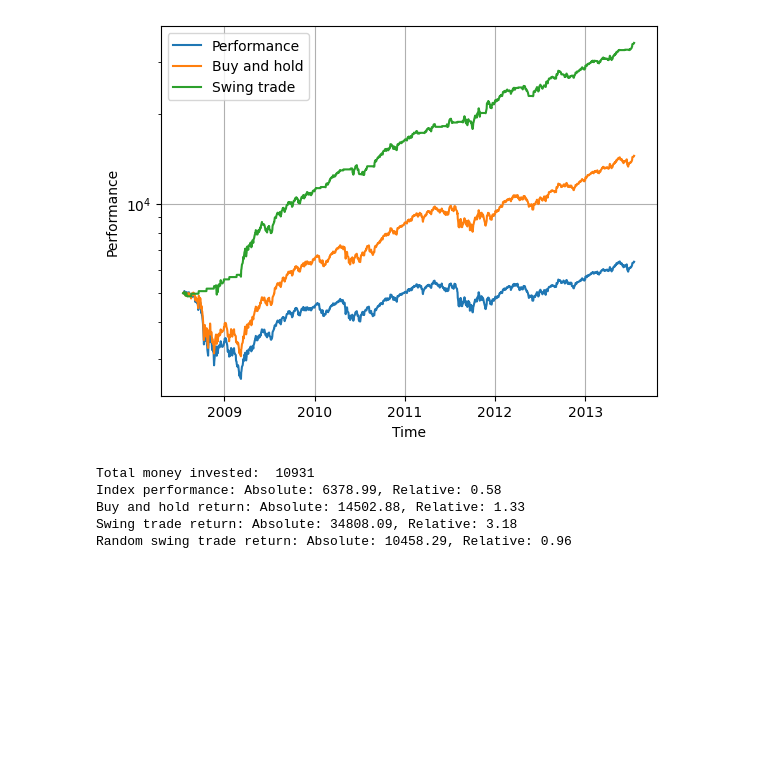
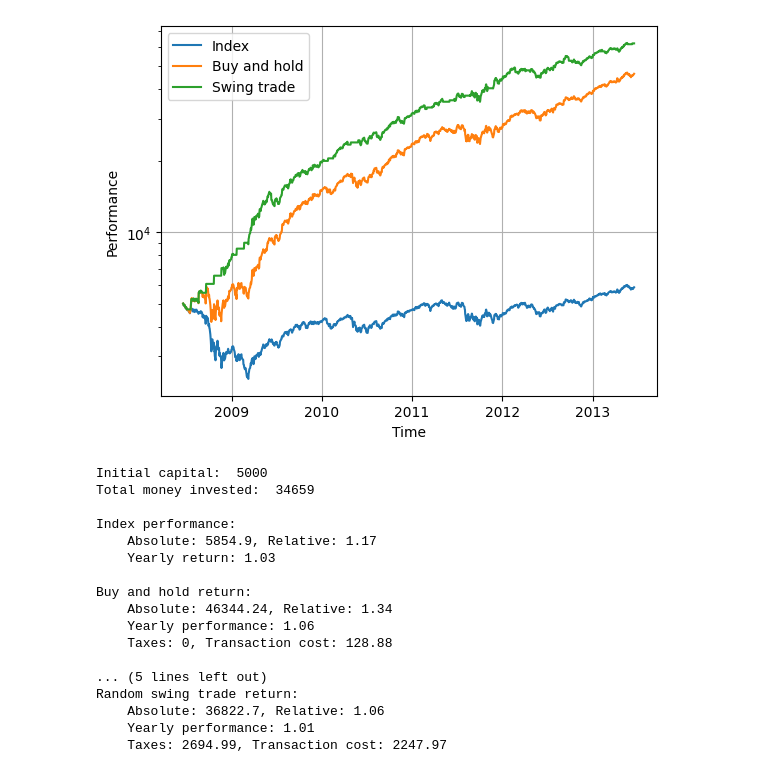
Before and after one commit to katakoruma/Chart-Strategy-Simulation, a Jupyter notebook: simulation_realdata.ipynb, the cells around one changed output. Saved outputs shown, nothing was run; the diff lists cells and outputs as text; code cells hidden in the pictures; blank space fills up the shorter version.

```diff
--- a/simulation_realdata.ipynb
+++ b/simulation_realdata.ipynb
@@ -17,17 +17,17 @@ limit = slice(n, time+n)
 #Trade parameters
 trades = 10 * years
 max_trades = 20 * years
-hold_time = 20
+hold_time = 30
 time_after_reversel = 0
 smooth_period = 20
 
 trade_coast = 1
 spread = 0.002
-tax_rate = 0.025
+tax_rate = 0.25
 tax_allowance = 1000
 
 initial_capital = 5000
-saving_plan = 100
+saving_plan = 500
 saving_plan_time = 22
 
 
@@ -37,36 +37,48 @@ chim =  ChartImport(  initial_capital=initial_capital, saving_plan=saving_plan,
 
 performance, dates = chim.load_data(path=path, limit=limit)
 
-buy_and_hold_performance = chim.buy_and_hold(set='data')
-random_swing_performance_analyse, trade_dates_random  = chim.random_swing_trade_ana(set='data')
-swing_performance_analyse, trade_dates = chim.swing_trade_ana(set='data')
+buy_and_hold_performance = chim.buy_and_hold(set='data')[0]
+random_swing_performance_analyse = chim.random_swing_trade_ana(set='data')[0]
+swing_performance_analyse = chim.swing_trade_ana(set='data')[0]
 # %%
-plt.plot(dates, performance, label="Performance")
+plt.plot(dates, performance, label="Index")
 plt.plot(dates, buy_and_hold_performance, label="Buy and hold")
 plt.plot(dates, swing_performance_analyse, label="Swing trade")
 #plt.plot(dates, random_swing_performance_analyse, label="Random swing trade")
 #plt.axhline(1, color="black", linestyle="--")
 
 plt.xlabel("Time")
 plt.ylabel("Performance")
 
 plt.grid()
 plt.legend()
 
 plt.yscale("log")
 
 plt.show()
 
 #chim.print_parameters()
 chim.print_results()
 #chim.plot_performance()
 # %% [output]
-[figure, old version]
+[figure, new version]
-Total money invested:  10931
-Index performance: Absolute: 6378.99, Relative: 0.58
-Buy and hold return: Absolute: 14502.88, Relative: 1.33
-Swing trade return: Absolute: 34808.09, Relative: 3.18
-Random swing trade return: Absolute: 10458.29, Relative: 0.96
+Initial capital:  5000
+Total money invested:  34659
+
+Index performance:
+    Absolute: 5854.9, Relative: 1.17
+    Yearly return: 1.03
+
+Buy and hold return:
+    Absolute: 46344.24, Relative: 1.34
+    Yearly performance: 1.06
+    Taxes: 0, Transaction cost: 128.88
+
+... (5 lines left out)
+Random swing trade return:
+    Absolute: 36822.7, Relative: 1.06
+    Yearly performance: 1.01
+    Taxes: 2694.99, Transaction cost: 2247.97
 # %%
 mc = MonteCarloSimulation(chartimp=chim, parallel=True)
 _ = mc.mc_import_chart(n=2500, stepsize=2, path=path, limit=limit)
```
Also changed, not shown: parts of 3 cells of this notebook, 1 other file.
